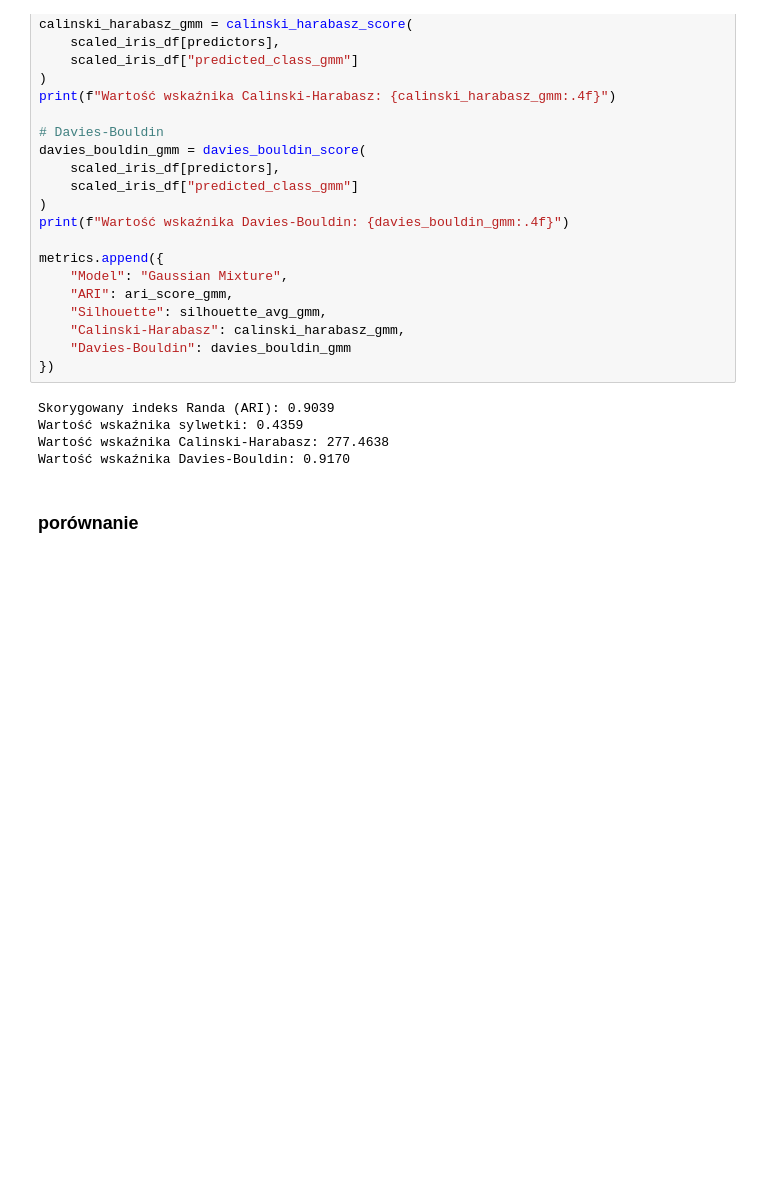
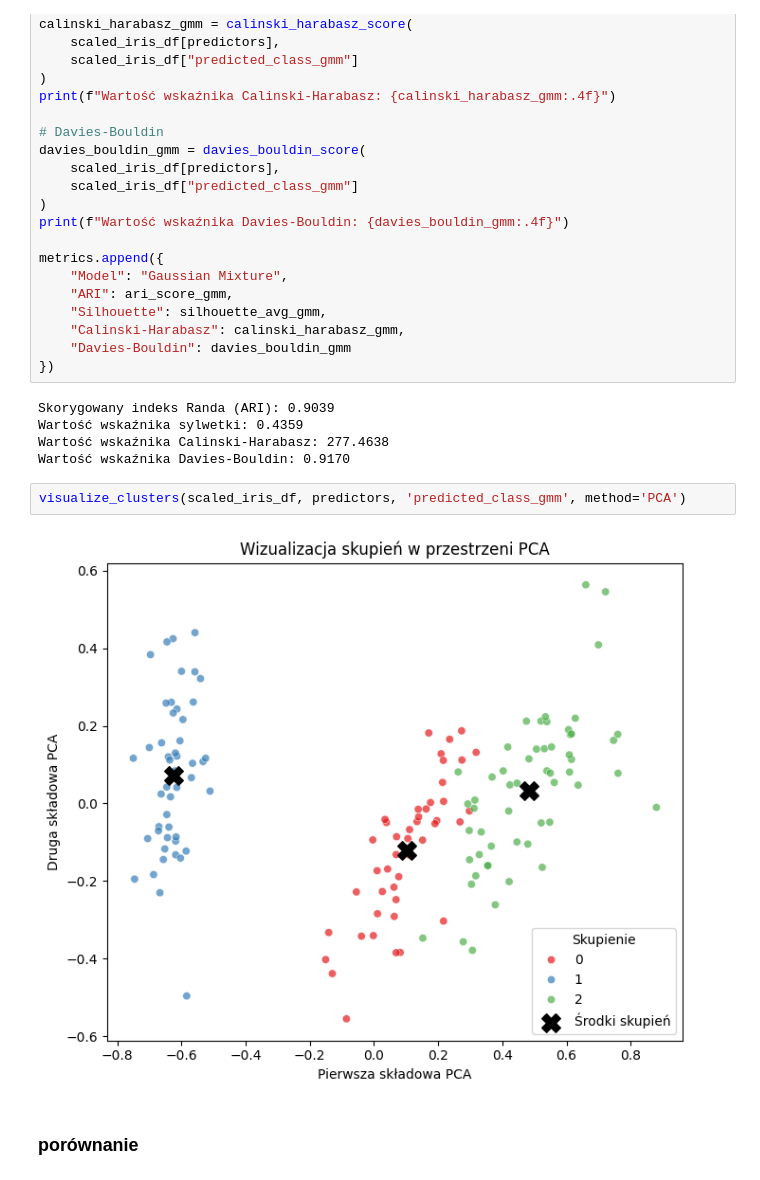
Before and after one commit to kingaorlowicz/Data_Mining_agh, a Jupyter notebook: lab3/IRIS_AGH_LAB.ipynb, the cells around one changed output. Cells and saved outputs as stored; diff of their text form; blank space fills up the shorter version.

```diff
--- a/lab3/IRIS_AGH_LAB.ipynb
+++ b/lab3/IRIS_AGH_LAB.ipynb
@@ -1489,6 +1497,10 @@ Skorygowany indeks Randa (ARI): 0.9039
 Wartość wskaźnika sylwetki: 0.4359
 Wartość wskaźnika Calinski-Harabasz: 277.4638
 Wartość wskaźnika Davies-Bouldin: 0.9170
+# %%
+visualize_clusters(scaled_iris_df, predictors, 'predicted_class_gmm', method='PCA')
+# %% [output]
+[figure, added]
 # %% [markdown]
 ### porównanie
 # %%
```
Also changed, not shown: parts of 2 cells of this notebook.
